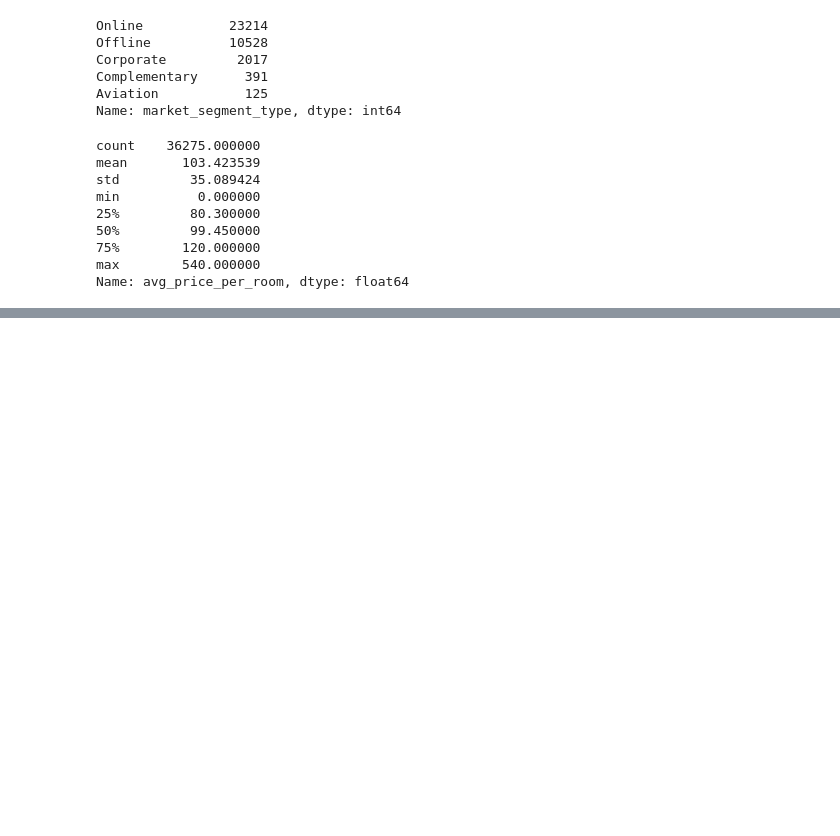
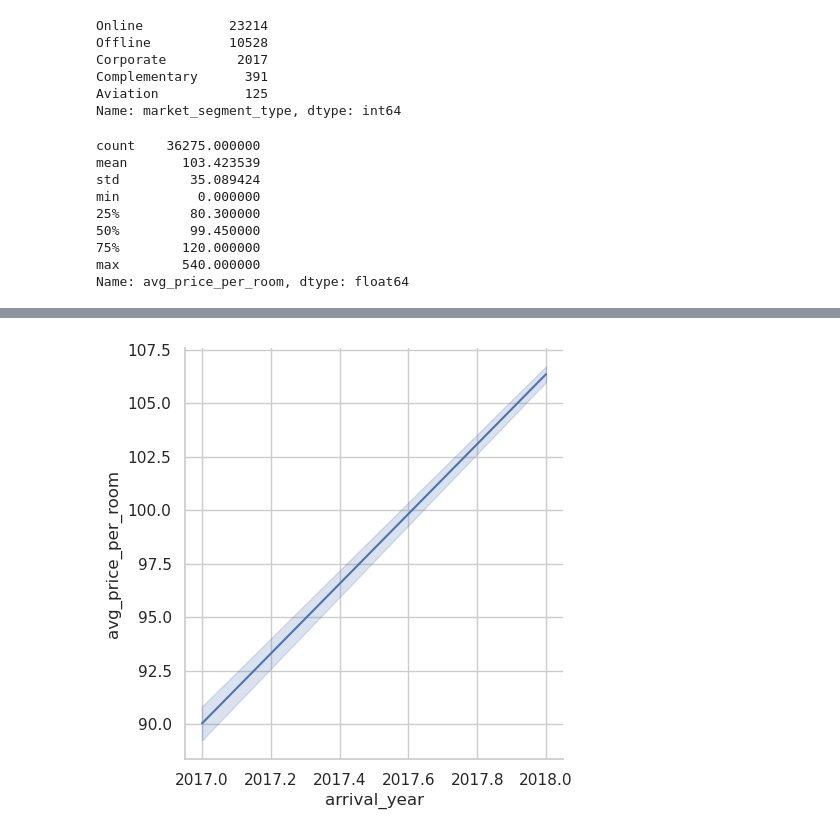
Before and after one commit to Bennis75fr/greta-projets, a Jupyter notebook: Exohotel.ipynb, the cells around one changed output, grey strips where cells are left out. Drawn from its saved outputs; the diff is of its cells as text; code cells hidden in the pictures; blank space fills up the shorter version.

```diff
--- a/Exohotel.ipynb
+++ b/Exohotel.ipynb
@@ -151,0 +170,5 @@ plt.show()
+# %%
+sns.relplot(x= 'arrival_year', y='avg_price_per_room', data=fichierhotel , kind = 'line' );
+plt.show()
+# %% [output]
+[figure, added]
```
Also changed, not shown: parts of 31 cells of this notebook.
